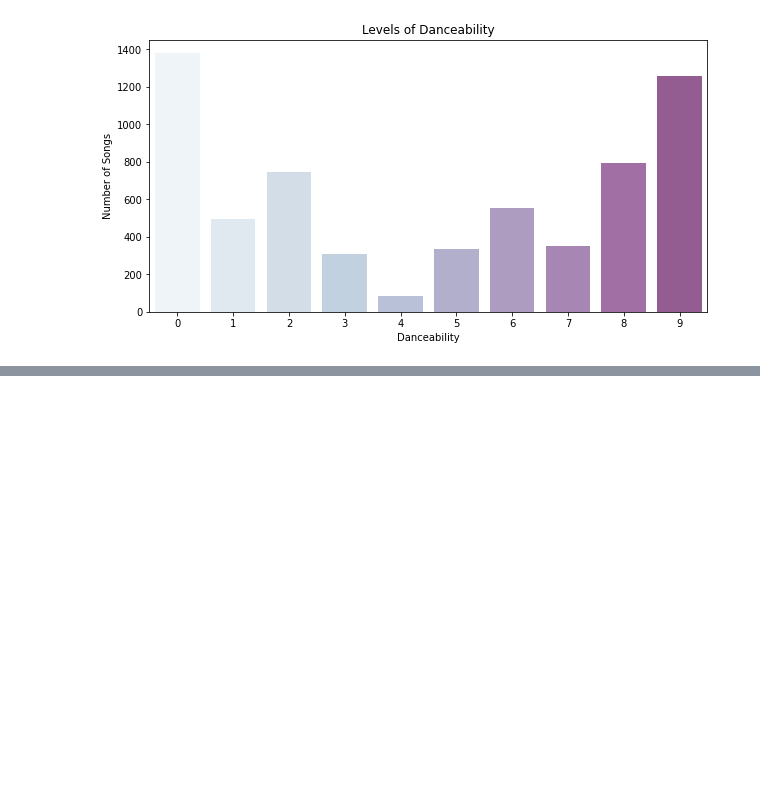
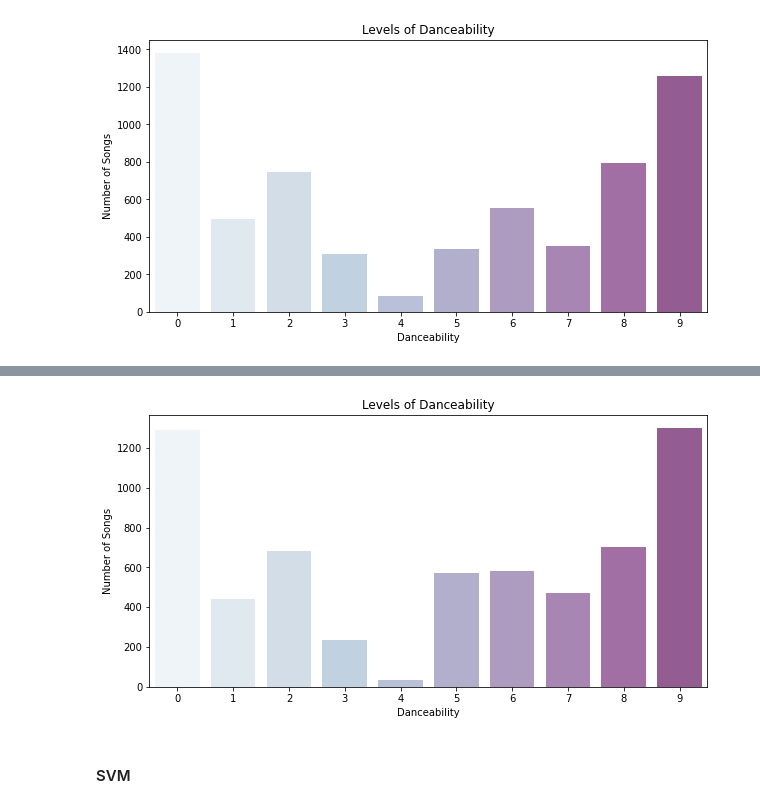
Before and after one commit to ouyang-yang/HTML, a Jupyter notebook: ML_FP2.ipynb, the cells around one changed output, grey strips where cells are left out. Saved outputs shown, nothing was run; the diff lists cells and outputs as text; code cells hidden in the pictures; blank space fills up the shorter version.

```diff
--- a/ML_FP2.ipynb
+++ b/ML_FP2.ipynb
@@ -36,10 +37,10 @@ Index(['Danceability', 'Energy', 'Key', 'Loudness', 'Speechiness',
        'Duration_ms', 'Views', 'Likes', 'Stream', 'id'],
       dtype='object')
 # %%
-df_tr = df_tr.fillna(0) #處理缺失值
-df_tr = df_tr.astype({"Danceability":"int", "Views":"int", "Likes":"int", "Stream":"int"})
-df_t = df_t.fillna(0) #處理缺失值
-df_t = df_t.astype({"Views":"int", "Likes":"int", "Stream":"int"})
+# df_tr = df_tr.fillna(0) #處理缺失值
+# df_tr = df_tr.astype({"Danceability":"int", "Views":"int", "Likes":"int", "Stream":"int"})
+# df_t = df_t.fillna(0) #處理缺失值
+# df_t = df_t.astype({"Views":"int", "Likes":"int", "Stream":"int"})
 
 dep_var = 'Danceability'
 indep_var = ['Energy', 'Key', 'Loudness', 'Speechiness','Acousticness',\
@@ -49,10 +50,19 @@ y_tr = df_tr[dep_var]
 X_tr = df_tr[indep_var]
 X_t = df_t[indep_var]
 
+# Standardize the input features
+scaler = StandardScaler()
+X_tr_scaled = scaler.fit_transform(X_tr)
+X_t_scaled = scaler.transform(X_t)
+
 # with statsmodels
 X_tr = sm.add_constant(X_tr) # adding a constant
 X_t = sm.add_constant(X_t)
+X_tr_scaled = sm.add_constant(X_tr_scaled) # adding a constant
+X_t_scaled = sm.add_constant(X_t_scaled)
+
 ols_model = sm.OLS(y_tr, X_tr).fit()
+ols_std_model = sm.OLS(y_tr, X_tr_scaled).fit()
 
 ols_predictions_t = ols_model.predict(X_t)
 # Round the predicted values to the nearest integer and convert to integers
@@ -155,0 +333,13 @@ mlogit_predictions_df["Danceability"] = mlogit_predictions_df["Danceability"].as
+# %%
+# Target Variable Countplot
+plt.figure(figsize = (10, 5))
+sns.countplot(data=predictions_df, x="Danceability", alpha = .70, palette = "BuPu")
+plt.title("Levels of Danceability")
+plt.ylabel("Number of Songs")
+plt.show()
+
+predictions_df["Danceability"] = predictions_df["Danceability"].astype("int")
+# %% [output]
+[figure, added]
+# %% [markdown]
+#### SVM
```
Also changed, not shown: parts of 10 cells of this notebook, 8 other files.
